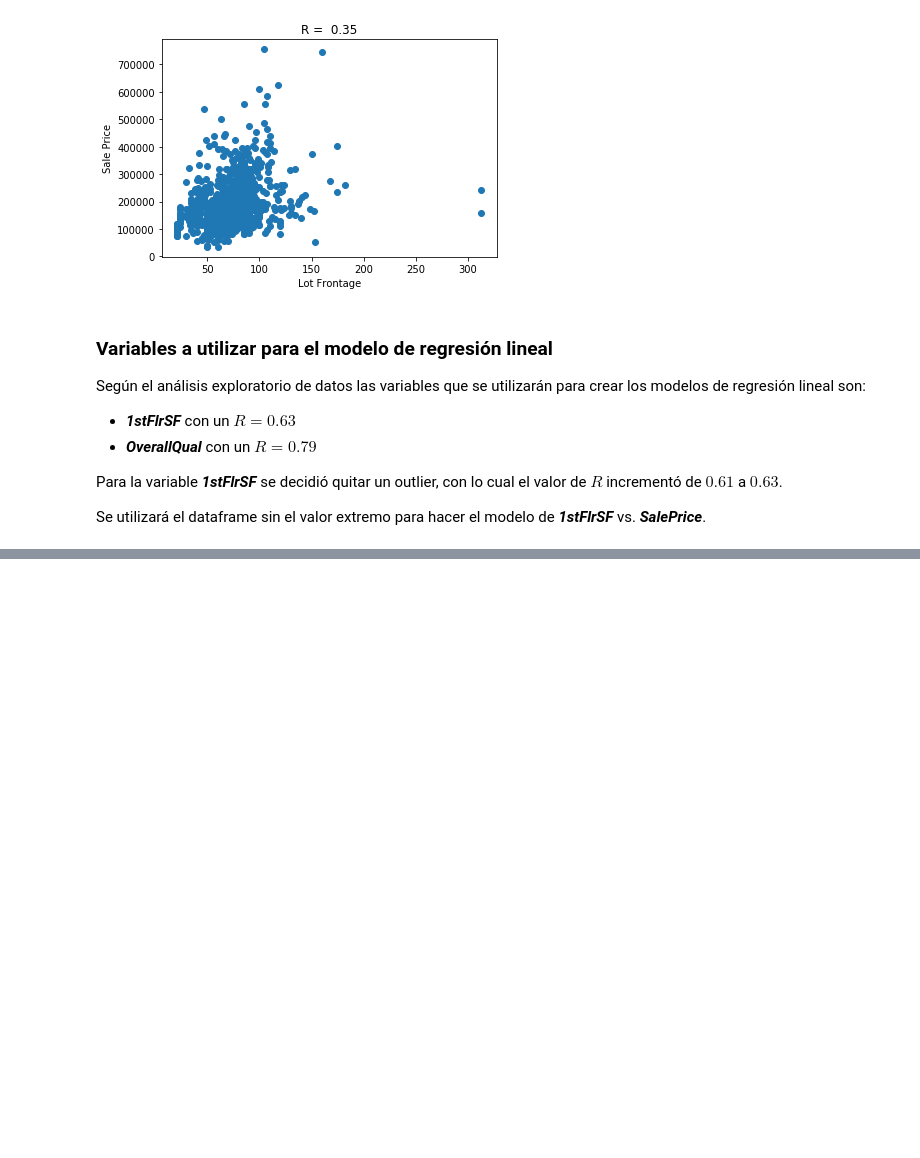
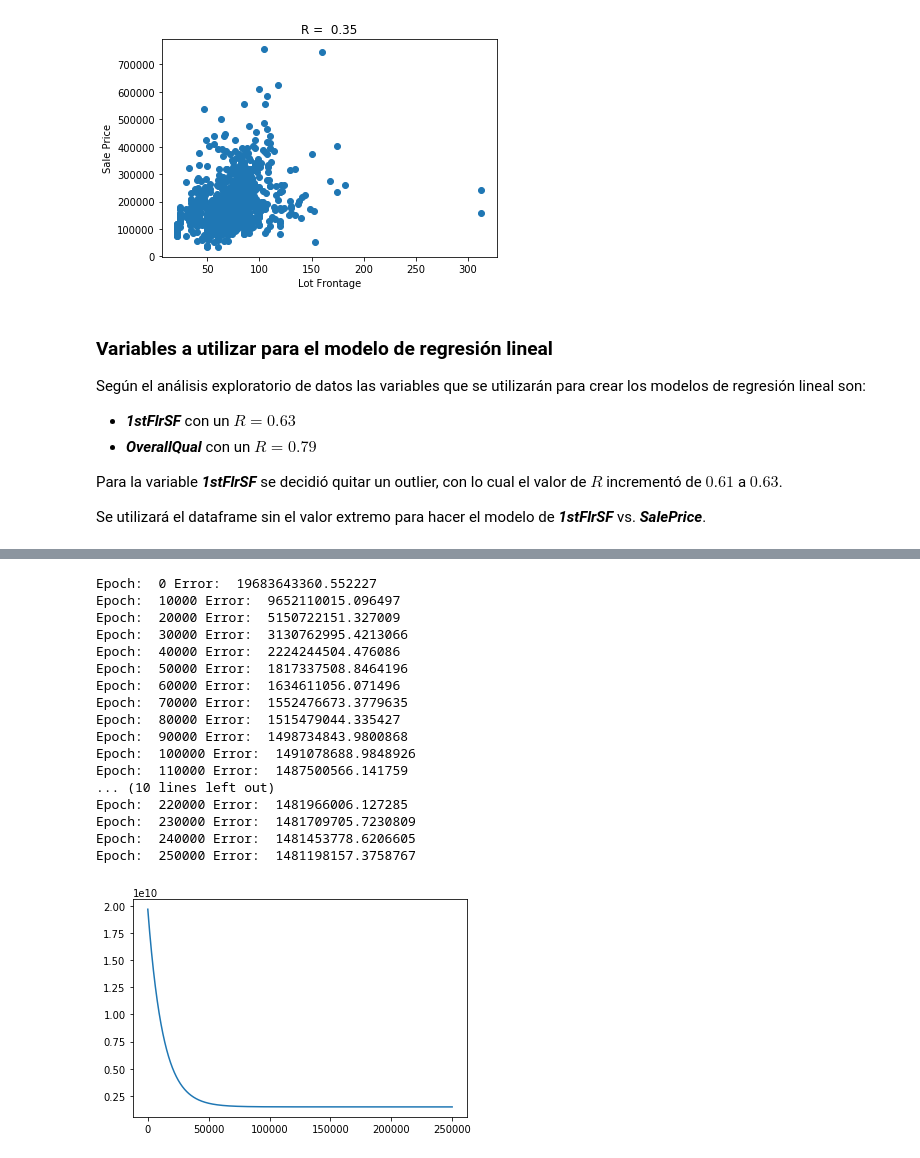
Before and after one commit to jpcarranza94/MSc_regresionlineal, a Jupyter notebook: regresion_lineal.ipynb, the cells around one changed output, grey strips where cells are left out. Cells and saved outputs as stored; diff of their text form; code cells hidden in the pictures; blank space fills up the shorter version.

Commit message:
Creacion de modelos de regresion lineal manual y con sklearn, se crean las funciones correspondientes al progreso por epochs del gradient descent.

```diff
--- a/regresion_lineal.ipynb
+++ b/regresion_lineal.ipynb
@@ -283,0 +303,48 @@ Se utilizará el dataframe sin el valor extremo para hacer el modelo de ***1stFl
+# %%
+#Función para entrenar modelo de regresión lineal univariable
+
+def LinRegression(x,y,epochs,lr, imprimir_error_cada):
+    y = np.array(y)
+    matrix = np.array([x, np.ones_like(x)], dtype = "float64")
+    matrixt = np.transpose(matrix)
+    m = 0
+    b = 0
+    parameters = np.array([m,b], dtype = "float64")
+    errorlist = []
+    parameterdict = {}
+    for i in range(0,epochs+1):
+        yhat = np.dot(matrixt, parameters)
+        error = 1/2* ( np.mean((yhat - y)**2))
+        errorlist.append(error)
+        gradients = (np.array(yhat-y, dtype = "float64")* matrix).mean(1)
+        parameters = parameters - (lr*gradients)
+        parameterdict[i+1] = parameters
+        if i%imprimir_error_cada == 0 :
+            print("Epoch: ", i, "Error: ",error)
+    return errorlist, parameterdict
+# %%
+def plotloss(x,y, epochs, lr,printinterval):
+    xvar,yvar = LinRegression(x,y,epochs,lr,printinterval)
+    plt.plot(np.linspace(0,len(yvar),len(yvar)),xvar)
+    plt.show()
+
+plotloss(dftrain['OverallQual'], dftrain['SalePrice'], 250000, 0.000001, 10000)
+# %% [output]
+Epoch:  0 Error:  19683643360.552227
+Epoch:  10000 Error:  9652110015.096497
+Epoch:  20000 Error:  5150722151.327009
+Epoch:  30000 Error:  3130762995.4213066
+Epoch:  40000 Error:  2224244504.476086
+Epoch:  50000 Error:  1817337508.8464196
+Epoch:  60000 Error:  1634611056.071496
+Epoch:  70000 Error:  1552476673.3779635
+Epoch:  80000 Error:  1515479044.335427
+Epoch:  90000 Error:  1498734843.9800868
+Epoch:  100000 Error:  1491078688.9848926
+Epoch:  110000 Error:  1487500566.141759
+... (10 lines left out)
+Epoch:  220000 Error:  1481966006.127285
+Epoch:  230000 Error:  1481709705.7230809
+Epoch:  240000 Error:  1481453778.6206605
+Epoch:  250000 Error:  1481198157.3758767
+[figure, added]
```
Also changed, not shown: parts of 14 cells of this notebook.
